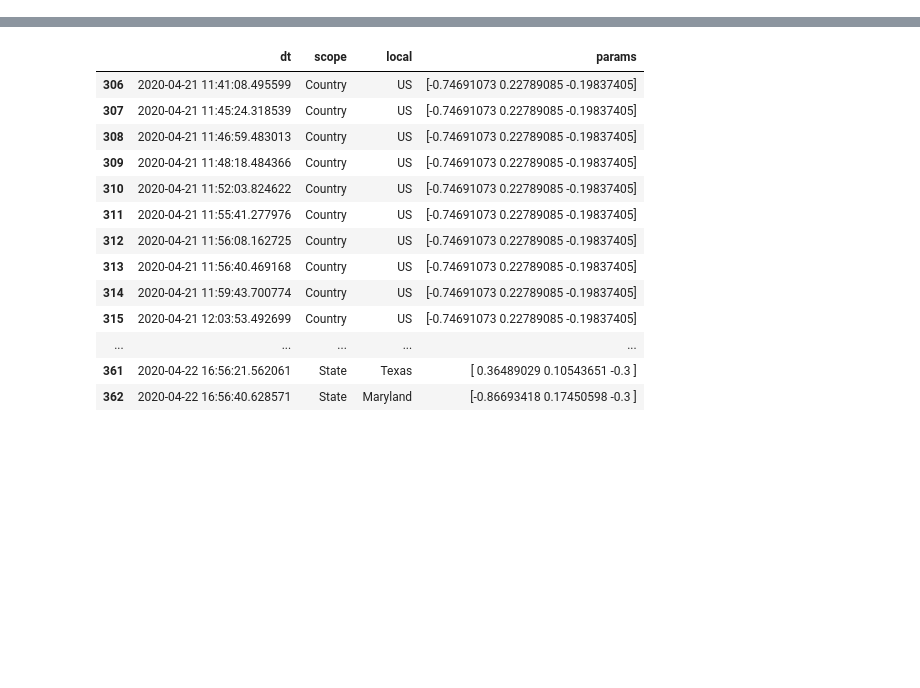
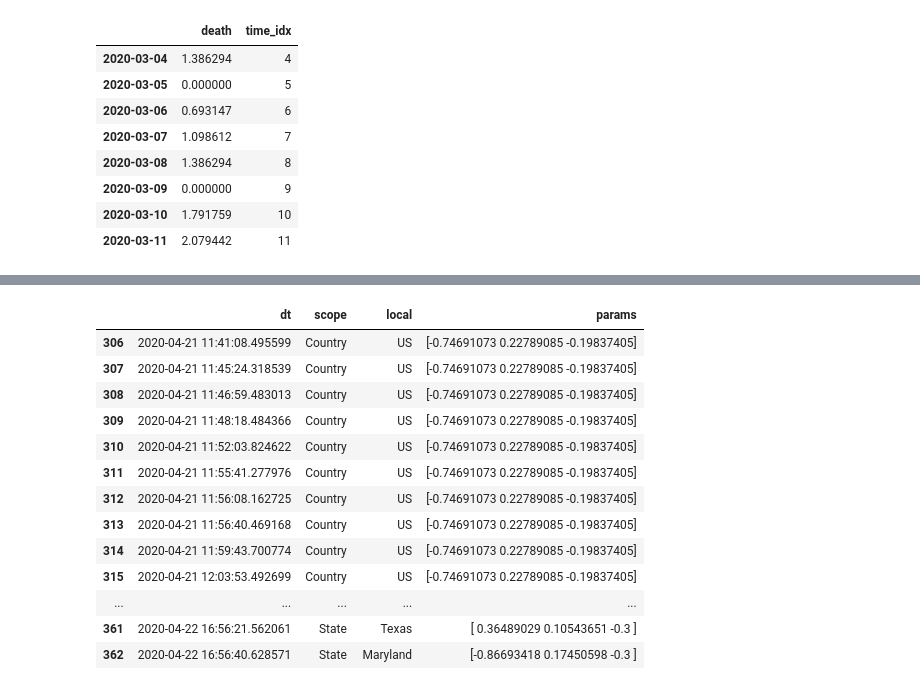
Before and after one commit to huonghuynhsc/COVID-19, a Jupyter notebook: prognosis/Try_plotly.ipynb, the cells around one changed output, grey strips where cells are left out. Cells and saved outputs as stored; diff of their text form; code cells hidden in the pictures; blank space fills up the shorter version.

```diff
--- a/prognosis/Try_plotly.ipynb
+++ b/prognosis/Try_plotly.ipynb
@@ -1,14 +1,14 @@
 # %%
 import model_utils as mu
-mu.DEATH_RATE = 1.0
-mu.ICU_RATE = 5.0
-mu.HOSPITAL_RATE = 15.0
-mu.SYMPTOM_RATE = 20.0
-mu.INFECT_2_HOSPITAL_TIME = 12
-mu.HOSPITAL_2_ICU_TIME = 2
-mu.ICU_2_DEATH_TIME = 5
-mu.ICU_2_RECOVER_TIME = 11
-mu.NOT_ICU_DISCHARGE_TIME = 7
+mu.DEATH_RATE = 0.36
+mu.ICU_RATE = 0.78
+mu.HOSPITAL_RATE = 2.18
+mu.SYMPTOM_RATE = 10.2
+mu.INFECT_2_HOSPITAL_TIME = 11
+mu.HOSPITAL_2_ICU_TIME = 4
+mu.ICU_2_DEATH_TIME = 4
+mu.ICU_2_RECOVER_TIME = 7
+mu.NOT_ICU_DISCHARGE_TIME = 5
 # %%
 log_pre, mb = mu.get_log_daily_predicted_death_by_country('Singapore', lockdown_date='20200415')
 # %%
@@ -26,0 +50,12 @@ local_death_data = mu.get_death_data_by_country('US')
+# %%
+log_daily_death.query('time_idx<12&time_idx>3')
+# %% [output]
+|  | death | time_idx |
+| 2020-03-04 | 1.386294 | 4 |
+| 2020-03-05 | 0.000000 | 5 |
+| 2020-03-06 | 0.693147 | 6 |
+| 2020-03-07 | 1.098612 | 7 |
+| 2020-03-08 | 1.386294 | 8 |
+| 2020-03-09 | 0.000000 | 9 |
+| 2020-03-10 | 1.791759 | 10 |
+| 2020-03-11 | 2.079442 | 11 |
```
Also changed, not shown: parts of 10 cells of this notebook, 1 other file.
